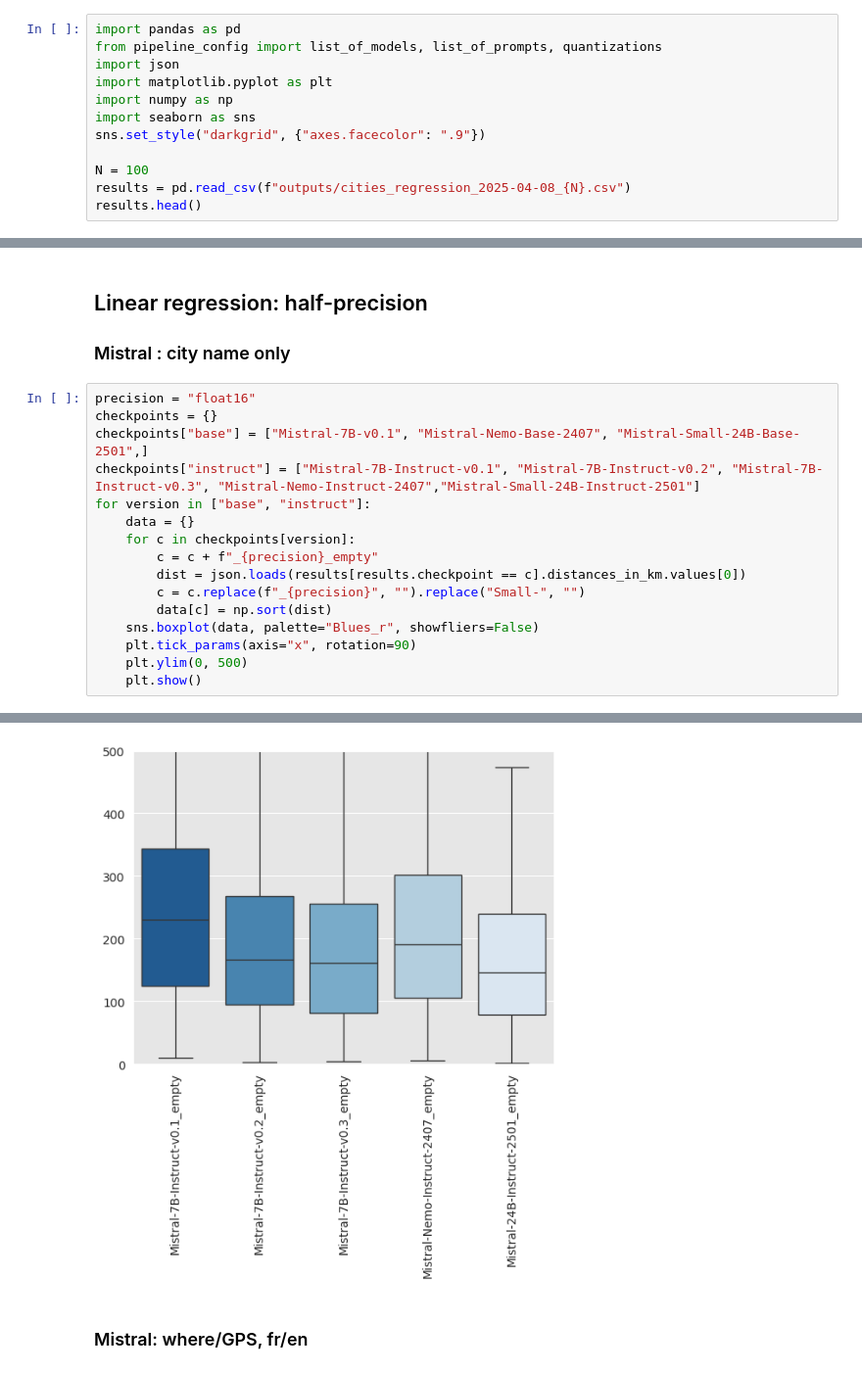
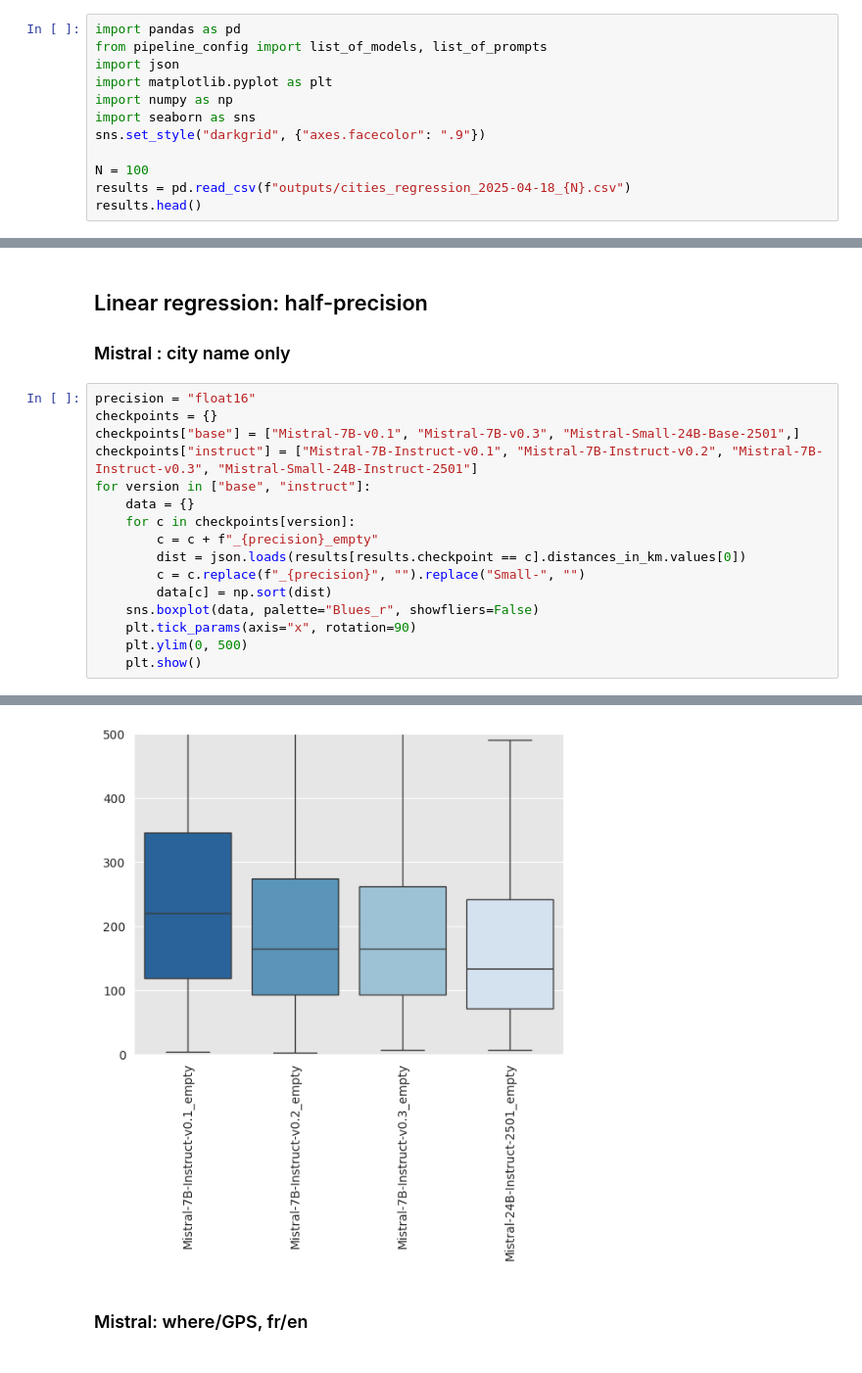
Before and after one commit to AdrienGuille/geo-llm, a Jupyter notebook: 5_Probing.ipynb, the cells around one changed output, grey strips where cells are left out. Shown: that part at 98% size. Saved outputs shown, nothing was run; the diff lists cells and outputs as text.

Commit message:
Update regression analysis notebook

```diff
--- a/5_Probing.ipynb
+++ b/5_Probing.ipynb
@@ -2,7 +2,7 @@
 # Probing
 # %%
 import pandas as pd
-from pipeline_config import list_of_models, list_of_prompts, quantizations
+from pipeline_config import list_of_models, list_of_prompts
 import json
 import matplotlib.pyplot as plt
 import numpy as np
@@ -10,7 +10,7 @@ import seaborn as sns
 sns.set_style("darkgrid", {"axes.facecolor": ".9"})
 
 N = 100
-results = pd.read_csv(f"outputs/cities_regression_2025-04-08_{N}.csv")
+results = pd.read_csv(f"outputs/cities_regression_2025-04-18_{N}.csv")
 results.head()
 # %% [output]
 |  | checkpoint | type | quantization | prompt | r2_lat | r2_lng | mse_lat | mse_lng | distances_in_km |
@@ -26,8 +26,8 @@ results.head()
 # %%
 precision = "float16"
 checkpoints = {}
-checkpoints["base"] = ["Mistral-7B-v0.1", "Mistral-Nemo-Base-2407", "Mistral-Small-24B-Base-2501",]
-checkpoints["instruct"] = ["Mistral-7B-Instruct-v0.1", "Mistral-7B-Instruct-v0.2", "Mistral-7B-Instruct-v0.3", "Mistral-Nemo-Instruct-2407","Mistral-Small-24B-Instruct-2501"]
+checkpoints["base"] = ["Mistral-7B-v0.1", "Mistral-7B-v0.3", "Mistral-Small-24B-Base-2501",]
+checkpoints["instruct"] = ["Mistral-7B-Instruct-v0.1", "Mistral-7B-Instruct-v0.2", "Mistral-7B-Instruct-v0.3", "Mistral-Small-24B-Instruct-2501"]
 for version in ["base", "instruct"]:
     data = {}
     for c in checkpoints[version]:
@@ -44,4 +44,4 @@ for version in ["base", "instruct"]:
-[figure, old version]
+[figure, new version]
 # %% [markdown]
 ### Mistral: where/GPS, fr/en
 # %%
```
Also changed, not shown: parts of 9 cells of this notebook.
